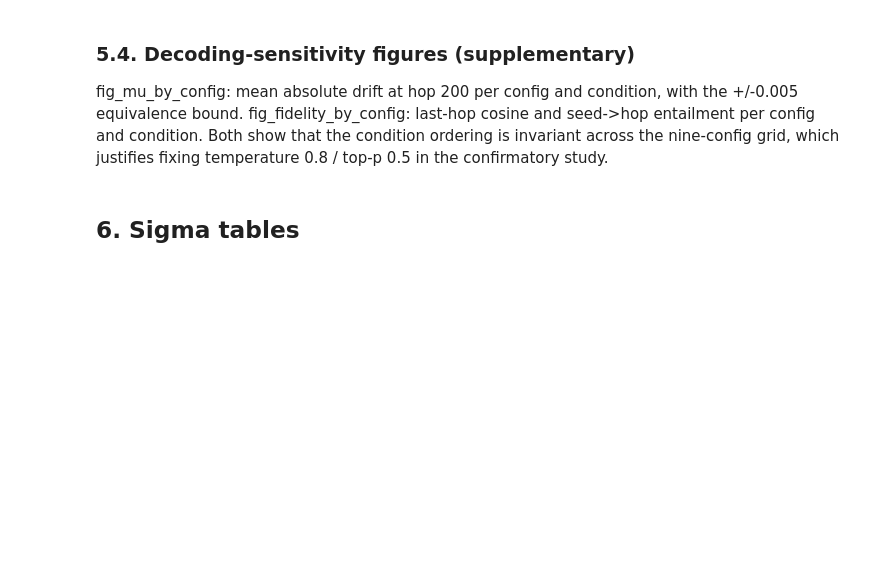
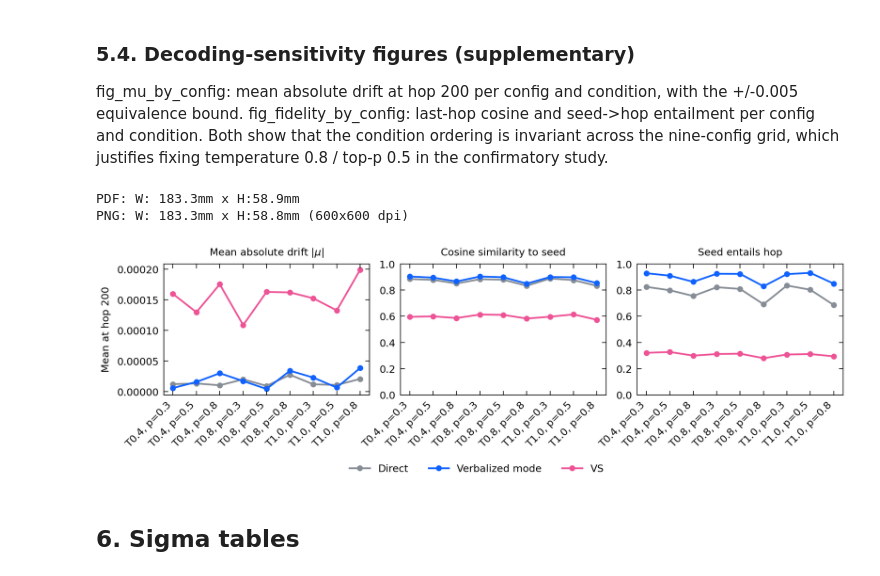
Before and after one commit to dominikpegler/echochains-vs-analysis, a Jupyter notebook: analysis_01_descriptives_vs.ipynb, the cells around one changed output. Cells and saved outputs as stored; diff of their text form; code cells hidden in the pictures; blank space fills up the shorter version.

```diff
--- a/analysis_01_descriptives_vs.ipynb
+++ b/analysis_01_descriptives_vs.ipynb
@@ -695,12 +725,12 @@ def plot_measure_row(
         hops = sorted(df_layer["hop"].unique().tolist())
         xs, mu, lo, hi = [], [], [], []
         for h in hops:
-            vals = df_layer[(df_layer["hop"] == h) & (df_layer["metric"] == measure)][
-                "value"
-            ].tolist()
-            if not vals:
+            vals = df_layer[(df_layer["hop"] == h) & (df_layer["metric"] == measure)]
+            if vals.empty:
                 continue
-            mean, h95 = ci95(vals)
+            mean, h95, _ = ci95_seed(
+                vals["value"].values, vals["msg_id"].values
+            )
             xs.append(h)
             mu.append(mean)
             lo.append(mean - h95)
@@ -1064,14 +1125,45 @@ def _mu_by_config(condition):
     s = summaries[condition]["drift_slopes"]
     rows = []
     for cfg, grp in s.groupby("config"):
-        # mean of the absolute per-axis slopes, averaged over chains:
-        # this reproduces the manuscript's mean absolute drift summary
-        per_chain_abs = grp[AXES].abs().mean(axis=1)
-        rows.append({"config": cfg, "mean_abs": per_chain_abs.mean()})
+        # headline estimand per config, as in drift_summary: the signed
+        # per-axis slopes are averaged across chains first; the absolute
+        # value is taken after averaging, then the five axis values are
+        # averaged (aggregate direction, not per-chain magnitude).
+        mu_cfg = grp[AXES].mean()
+        rows.append({"config": cfg, "mean_abs": float(mu_cfg.abs().mean())})
     rows = (
         pd.DataFrame(rows).set_index("config").reindex(configs)["mean_abs"].to_numpy()
     )
     return rows
+
+
+def mu_direction(slopes):
+    """Per-seed x config sign counts of the per-axis drift slopes.
+
+    One unit per (config, msg_id); the unit slope is the signed mean of
+    the unit's per-chain slopes (aggregation consistent with the headline
+    drift_summary); counted is the number of units with a negative unit
+    slope. 450 units in the pilot (50 seeds x 9 configs), 9 chains each.
+    """
+    unit = slopes.groupby(["config", "msg_id"], sort=True)[AXES].mean()
+    return {
+        ax: {"neg_units": int((unit[ax] < 0).sum()), "n_units": int(len(unit))}
+        for ax in AXES
+    }
+
+
+def mu_by_config(slopes):
+    """Headline mean absolute drift per decoding config.
+
+    Same aggregation as drift_summary, restricted to each config: the
+    signed per-axis slopes are averaged across the config's chains, the
+    absolute value is taken after averaging, and the five axis values are
+    averaged.
+    """
+    return {
+        cfg: float(grp[AXES].mean().abs().mean())
+        for cfg, grp in slopes.groupby("config")
+    }
 
 
 # 5.4.2. Fidelity by config: last-hop cosine and seed->hop entailment
@@ -1110,33 +1202,37 @@ for ax, (getter, title) in zip(axs, panels):
         ax.plot(
             x,
             means,
             color=CONDITION_COLORS[condition],
             marker="o",
             ms=3,
             lw=1.2,
             label=CONDITION_LABELS[condition],
         )
     ax.set_xticks(x, CONFIG_LABELS, rotation=45, ha="right")
     ax.set_title(title, fontsize=7)
 axs[0].set_ylabel("Mean at hop 200")
 axs[1].set_ylim(0, 1)
 axs[2].set_ylim(0, 1)
 handles, labels = axs[0].get_legend_handles_labels()
 fig.legend(
     handles,
     labels,
     loc="upper center",
     bbox_to_anchor=(0.5, -0.25),
     ncol=len(CONDITIONS),
     frameon=False,
     fontsize=7,
 )
 F.save(
     fig, STACKED_PUB / "fig_decoding_sensitivity", formats=("pdf", "png"), dpi_png=600, tight=True
 )
 F.file_dimensions(STACKED_PUB, "fig_decoding_sensitivity", print_only=True)
 plt.show()
 plt.close()
+# %% [output]
+PDF: W: 183.3mm x H:58.9mm
+PNG: W: 183.3mm x H:58.8mm (600x600 dpi)
+[figure, added]
 # %% [markdown]
 ## 6. Sigma tables
 # %%
```
Also changed, not shown: parts of 11 cells of this notebook, 2 other files.
